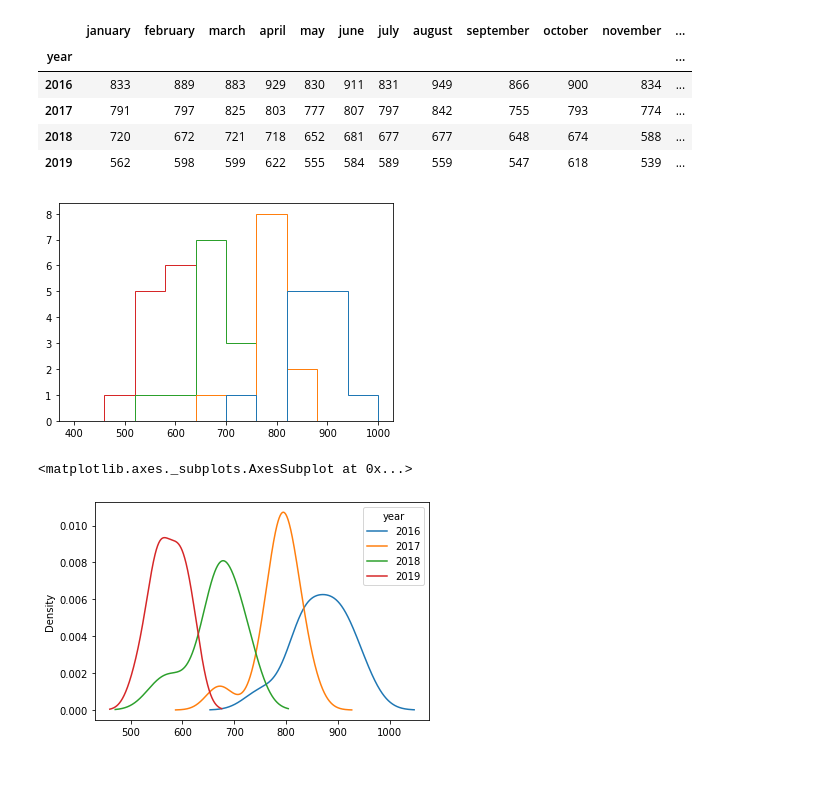
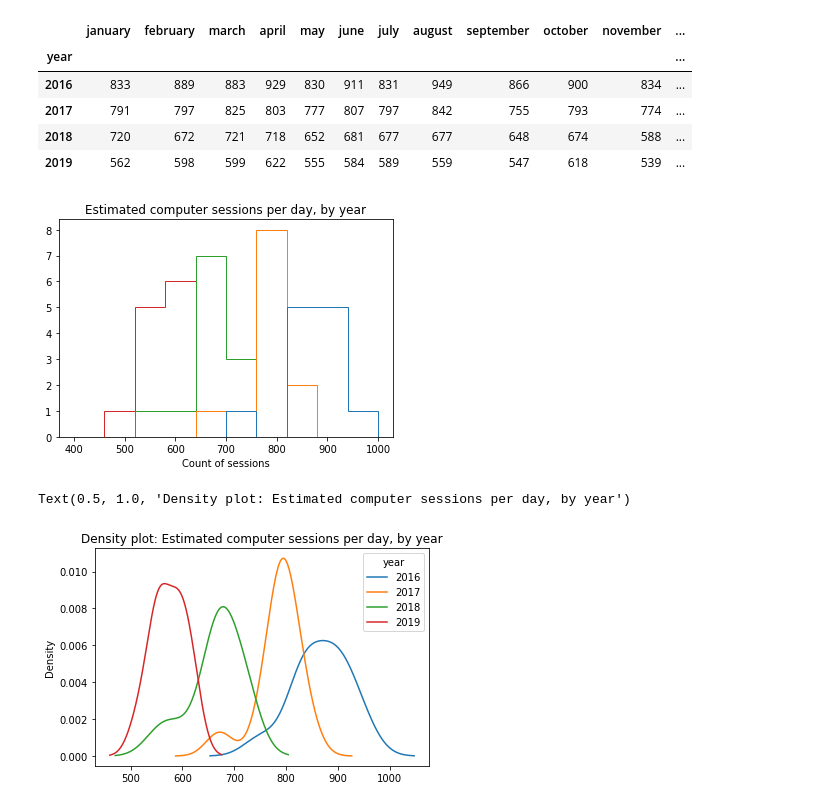
Before and after one commit to sararasmussn/2020Fall_projects, a Jupyter notebook: saralr2_is597pr_chicago_analysis.ipynb, the cells around one changed output. Drawn from its saved outputs; the diff is of its cells as text; code cells hidden in the pictures; blank space fills up the shorter version.

Commit message:
Added captions to graphs

```diff
--- a/saralr2_is597pr_chicago_analysis.ipynb
+++ b/saralr2_is597pr_chicago_analysis.ipynb
@@ -124,12 +117,15 @@ spd
 # %%
 # Source: https://github.com/iSchool-597PR/Examples_Fa20/blob/master/week_07/Probability_Distributions.ipynb
 # Source: https://matplotlib.org/3.3.3/api/_as_gen/matplotlib.pyplot.hist.html
+# Source: IS 597PR classmates Enshi, Vivian and Cheng-Chen; https://github.com/yihsuanliao/2020Fall_projects
+plt.title("Estimated computer sessions per day, by year")
+plt.xlabel("Count of sessions")
 plt.hist(spd, histtype="step", bins="auto", range=(400,1000))
 plt.show()
 
 # Source: https://pandas.pydata.org/pandas-docs/stable/reference/api/pandas.DataFrame.plot.density.html
-spd.T.plot.kde()
+spd.T.plot.kde().set_title("Density plot: Estimated computer sessions per day, by year")
 # %% [output]
-[figure, old version]
+[figure, new version]
-<matplotlib.axes._subplots.AxesSubplot at 0x...>
+Text(0.5, 1.0, 'Density plot: Estimated computer sessions per day, by year')
-[figure, old version]
+[figure, new version]
```
Also changed, not shown: parts of 3 cells of this notebook, 1 other file.
